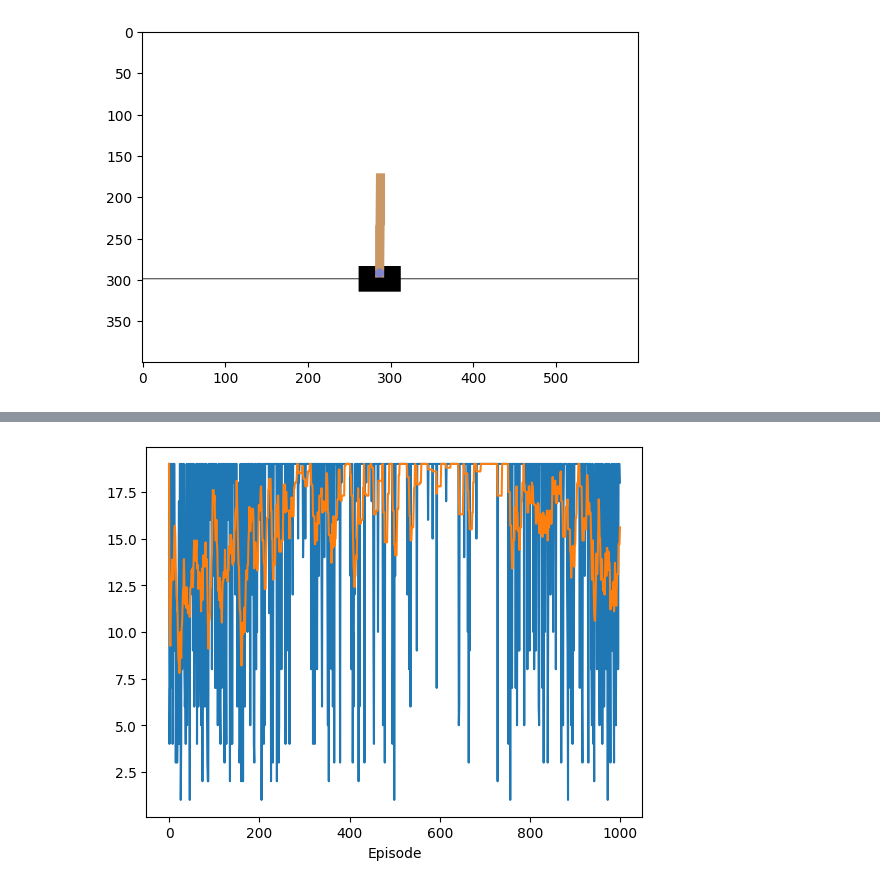
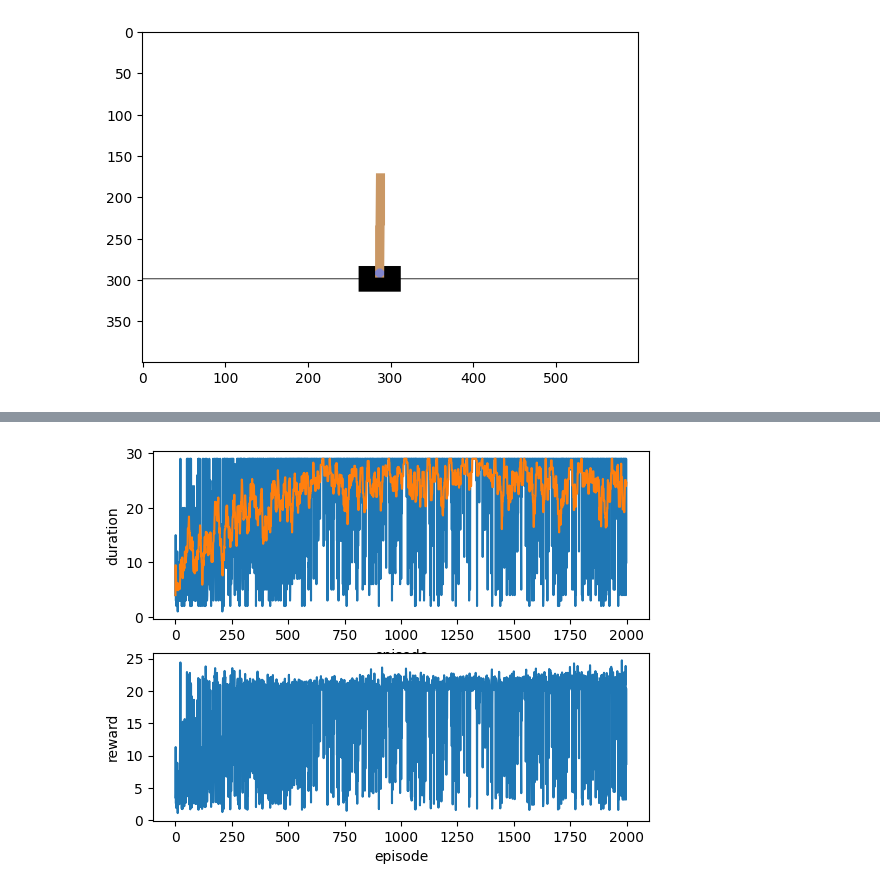
Before and after one commit to EvgenyGorelikAAI/AAI-RL, a Jupyter notebook: notebooks/reinforce_algorithm.ipynb, the cells around one changed output, grey strips where cells are left out. Drawn from its saved outputs; the diff is of its cells as text; code cells hidden in the pictures.

```diff
--- a/notebooks/reinforce_algorithm.ipynb
+++ b/notebooks/reinforce_algorithm.ipynb
@@ -141,48 +142,27 @@ for i in range(100):
 env.close()
 # %% [output]
 [figure]
+# %%
+env = gym.make("highway-fast-v0")
+pprint(env.default_config())
+
+state, info = env.reset()
+
+# lets pass just 6 closest vehicles to the network and shift everything to cuda
+mask_observations = lambda o: torch.Tensor(o[:6]).flatten()
+
+num_observations = len(mask_observations(state))
+
+policy_net = PolicyNetwork(num_observations, env.action_space.n, 128)
+# the model too
+policy_net = policy_net.cuda()
+
+max_episode_num = 2000
+max_steps = 200
+numsteps = []
+avg_numsteps = []
+all_rewards = []
 # %%
-env = gym.make('highway-v0', render_mode='rgb_array')
-
-config = {
-    "observation": {
-        "type": "Kinematics",
-        "vehicles_count": 15,
-        "features": ["presence", "x", "y", "vx", "vy", "cos_h", "sin_h"],
-        "features_range": {
-            "x": [-100, 100],
-            "y": [-100, 100],
-            "vx": [-20, 20],
-            "vy": [-20, 20]
-        },
-        "absolute": False,
-        "order": "sorted"
-    },
-    "duration": 20,
-    "vehicles_count": 20,
-    "collision_reward": -1,
-    "high_speed_reward": 0.4
-}
-
-env.configure(config)
-
-state, info = env.reset()
-
-# lets pass just 6 closest vehicles to the network and shift everything to cuda
-mask_observations = lambda o: torch.Tensor(o[:6]).flatten()
-
-num_observations = len(mask_observations(state))
-
-policy_net = PolicyNetwork(num_observations, env.action_space.n, 128)
-# the model too
-policy_net = policy_net.cuda()
-
-max_episode_num = 1000
-max_steps = 5000
-numsteps = []
-avg_numsteps = []
-all_rewards = []
-
 for episode in range(max_episode_num):
     state, info = env.reset()
     log_probs = []
@@ -206,8 +186,15 @@ for episode in range(max_episode_num):
 
         state = new_state
 
+plt.subplot(2,1,1)
 plt.plot(numsteps)
 plt.plot(avg_numsteps)
-plt.xlabel('Episode')
+plt.ylabel('duration')
+plt.xlabel('episode')
+plt.subplot(2,1,2)
+plt.plot(all_rewards)
+plt.ylabel('reward')
+plt.xlabel('episode')
+
 plt.show()
 # %% [output]
@@ -231,4 +218,4 @@ episode: 999, total reward: 15.8, average_reward: 13.301, length: 18
-[figure, old version]
+[figure, new version]
 # %%
 import time
 for episode in range(10):
```
Also changed, not shown: parts of 3 cells of this notebook, 7 other files.
